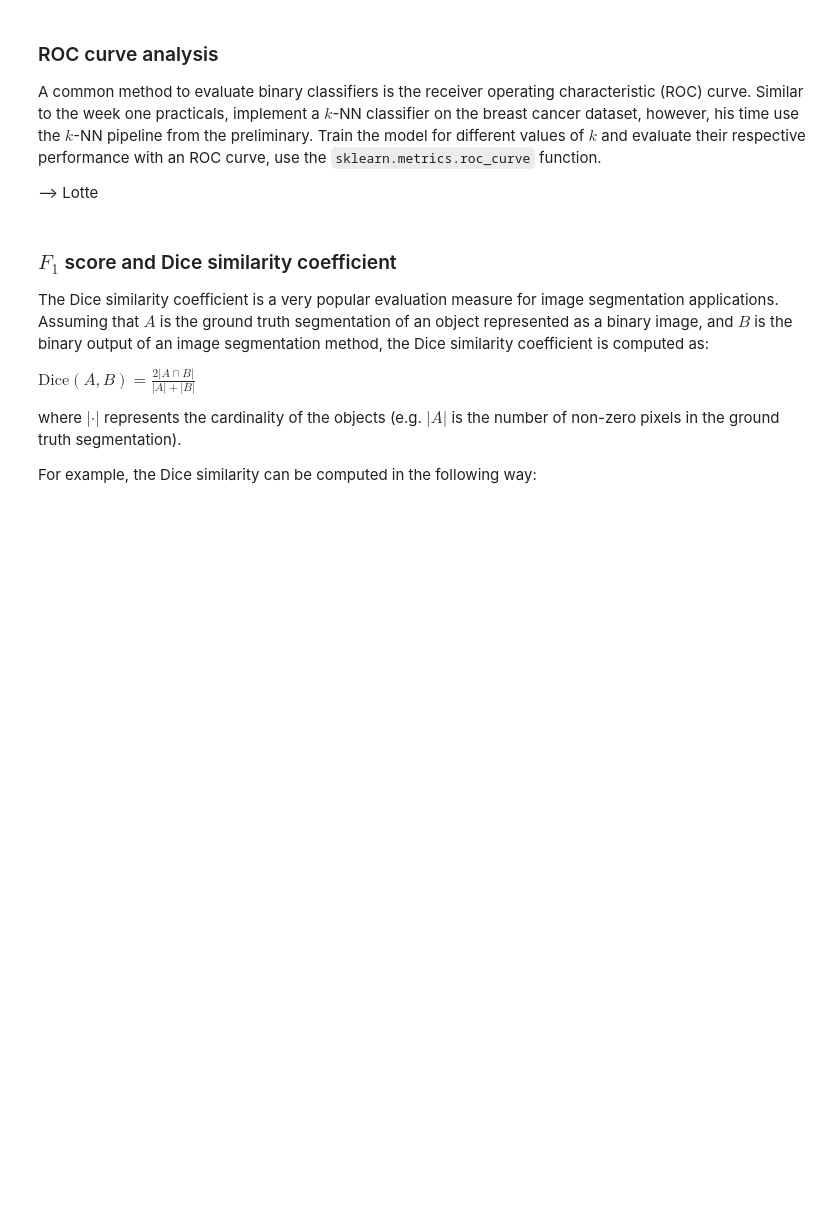
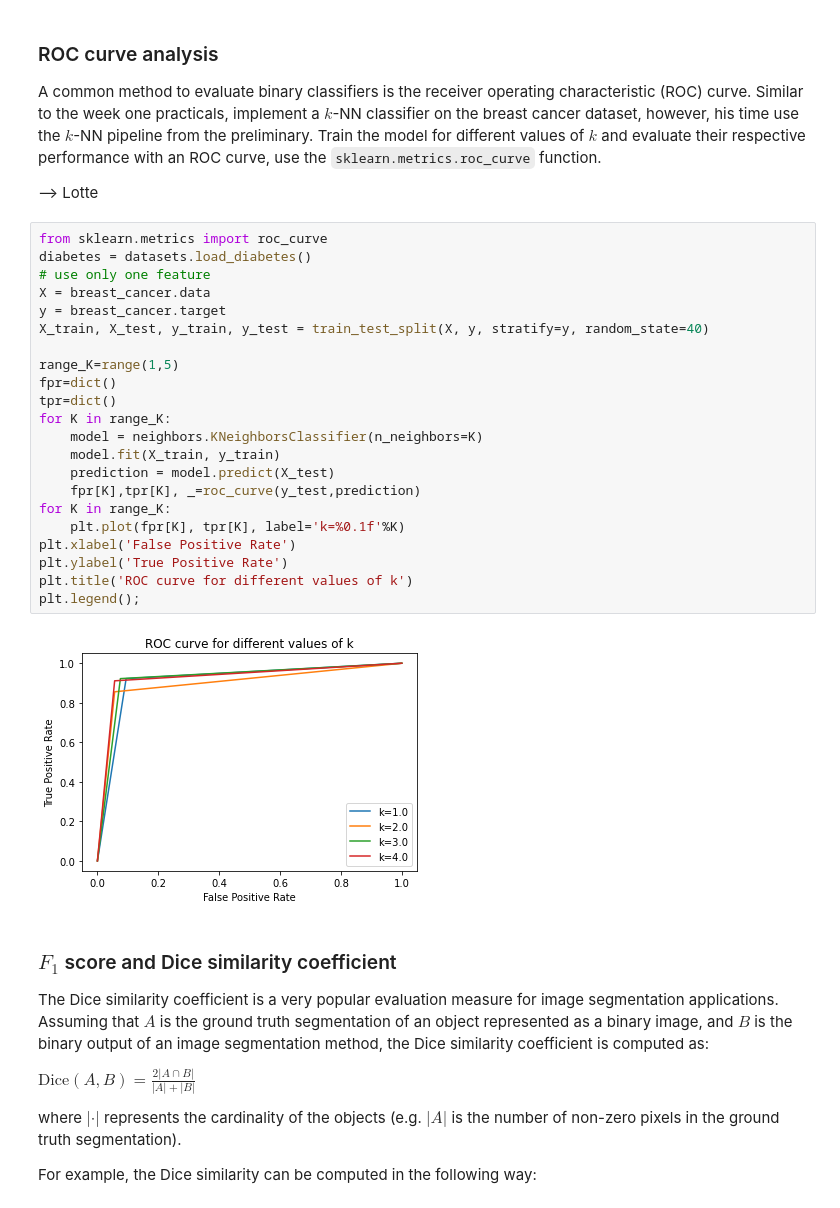
Before and after one commit to bgeven/8DM50_Group4, a Jupyter notebook: Assignment_week_2/GA_group4_week_2.ipynb, the cells around one changed output. Saved outputs shown, nothing was run; the diff lists cells and outputs as text; blank space fills up the shorter version.

Commit message:
ROC curve

```diff
--- a/Assignment_week_2/GA_group4_week_2.ipynb
+++ b/Assignment_week_2/GA_group4_week_2.ipynb
@@ -165,6 +165,30 @@ Repeat this experiment, this time using the diabetes dataset instead of the gene
 A common method to evaluate binary classifiers is the receiver operating characteristic (ROC) curve. Similar to the week one practicals, implement a $k$-NN classifier on the breast cancer dataset, however, his time use the $k$-NN pipeline from the preliminary. Train the model for different values of $k$ and evaluate their respective performance with an ROC curve, use the `sklearn.metrics.roc_curve` function.
 
 --> Lotte
+# %%
+from sklearn.metrics import roc_curve
+diabetes = datasets.load_diabetes()
+# use only one feature
+X = breast_cancer.data
+y = breast_cancer.target
+X_train, X_test, y_train, y_test = train_test_split(X, y, stratify=y, random_state=40)
+
+range_K=range(1,5)
+fpr=dict()
+tpr=dict()
+for K in range_K:
+    model = neighbors.KNeighborsClassifier(n_neighbors=K)
+    model.fit(X_train, y_train)
+    prediction = model.predict(X_test)
+    fpr[K],tpr[K], _=roc_curve(y_test,prediction)
+for K in range_K:
+    plt.plot(fpr[K], tpr[K], label='k=%0.1f'%K)
+plt.xlabel('False Positive Rate')
+plt.ylabel('True Positive Rate')
+plt.title('ROC curve for different values of k')
+plt.legend();
+# %% [output]
+[figure, added]
 # %% [markdown]
 ### $F_1$ score and Dice similarity coefficient
 
```
Also changed, not shown: parts of 2 cells of this notebook.
